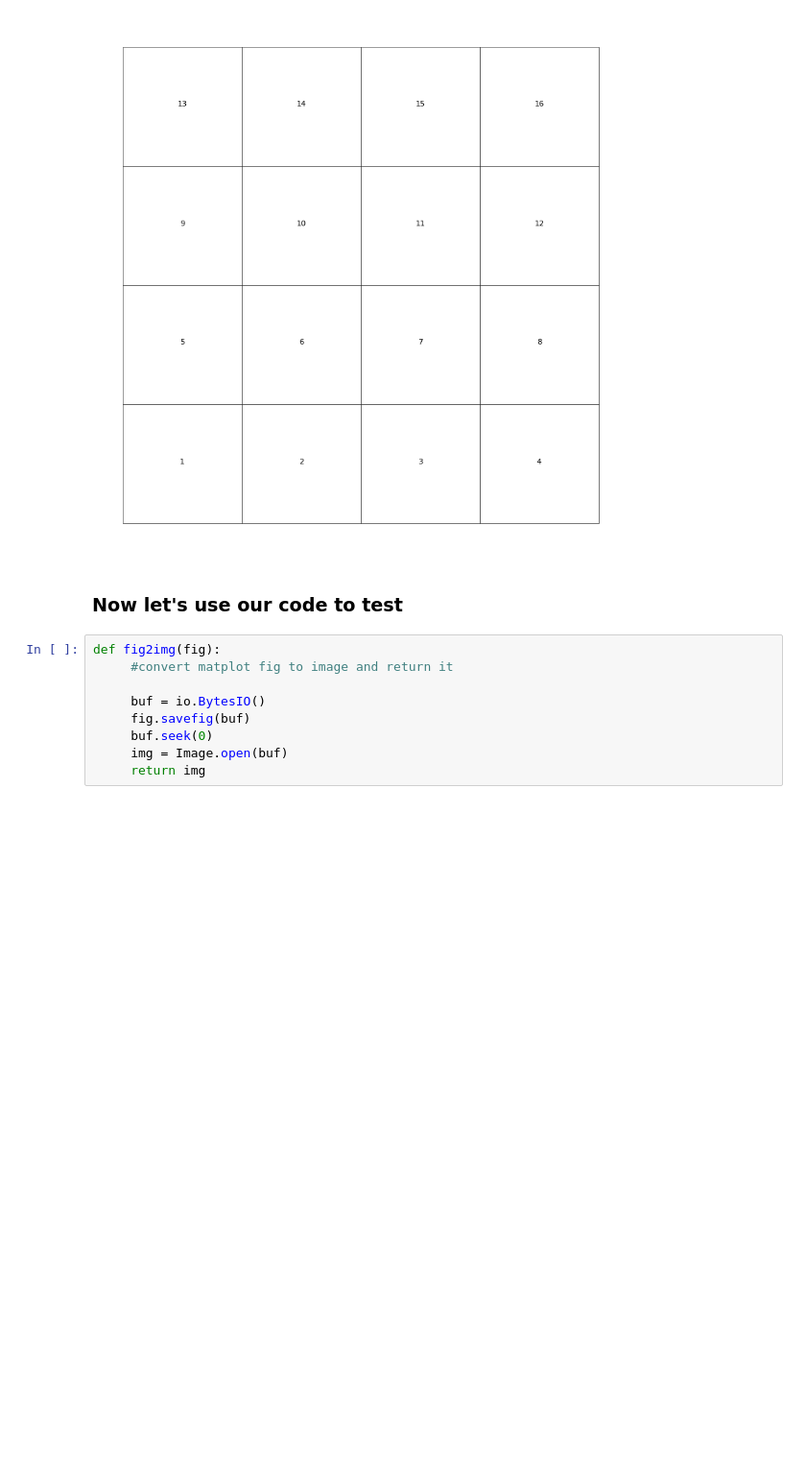
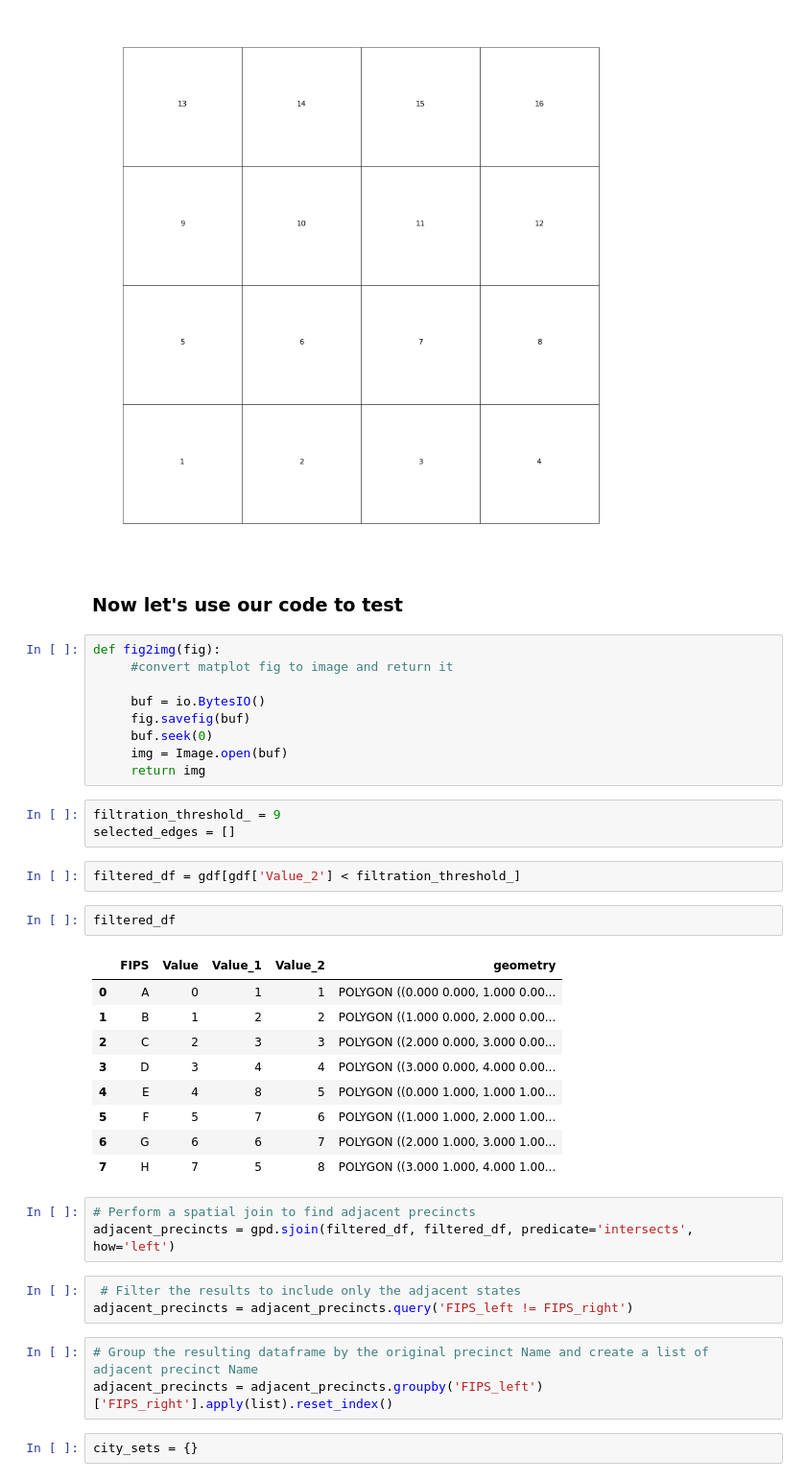
Before and after one commit to hashansl/adjacency-pattern, a Jupyter notebook: main_file_1.ipynb, the cells around one changed output. Shown at 96% size. Drawn from its saved outputs; the diff is of its cells as text; blank space fills up the shorter version.

```diff
--- a/main_file_1.ipynb
+++ b/main_file_1.ipynb
@@ -139,3 +139,31 @@ def fig2img(fig):
      buf.seek(0)
      img = Image.open(buf)
      return img
+# %%
+filtration_threshold_ = 9
+selected_edges = []
+# %%
+filtered_df = gdf[gdf['Value_2'] < filtration_threshold_]
+# %%
+filtered_df
+# %% [output]
+|  | FIPS | Value | Value_1 | Value_2 | geometry |
+| 0 | A | 0 | 1 | 1 | POLYGON ((0.000 0.000, 1.000 0.00... |
+| 1 | B | 1 | 2 | 2 | POLYGON ((1.000 0.000, 2.000 0.00... |
+| 2 | C | 2 | 3 | 3 | POLYGON ((2.000 0.000, 3.000 0.00... |
+| 3 | D | 3 | 4 | 4 | POLYGON ((3.000 0.000, 4.000 0.00... |
+| 4 | E | 4 | 8 | 5 | POLYGON ((0.000 1.000, 1.000 1.00... |
+| 5 | F | 5 | 7 | 6 | POLYGON ((1.000 1.000, 2.000 1.00... |
+| 6 | G | 6 | 6 | 7 | POLYGON ((2.000 1.000, 3.000 1.00... |
+| 7 | H | 7 | 5 | 8 | POLYGON ((3.000 1.000, 4.000 1.00... |
+# %%
+# Perform a spatial join to find adjacent precincts
+adjacent_precincts = gpd.sjoin(filtered_df, filtered_df, predicate='intersects', how='left')
+# %%
+ # Filter the results to include only the adjacent states
+adjacent_precincts = adjacent_precincts.query('FIPS_left != FIPS_right')
+# %%
+# Group the resulting dataframe by the original precinct Name and create a list of adjacent precinct Name
+adjacent_precincts = adjacent_precincts.groupby('FIPS_left')['FIPS_right'].apply(list).reset_index()
+# %%
+city_sets = {}
```
Also changed, not shown: parts of 7 cells of this notebook, 1 other file.
